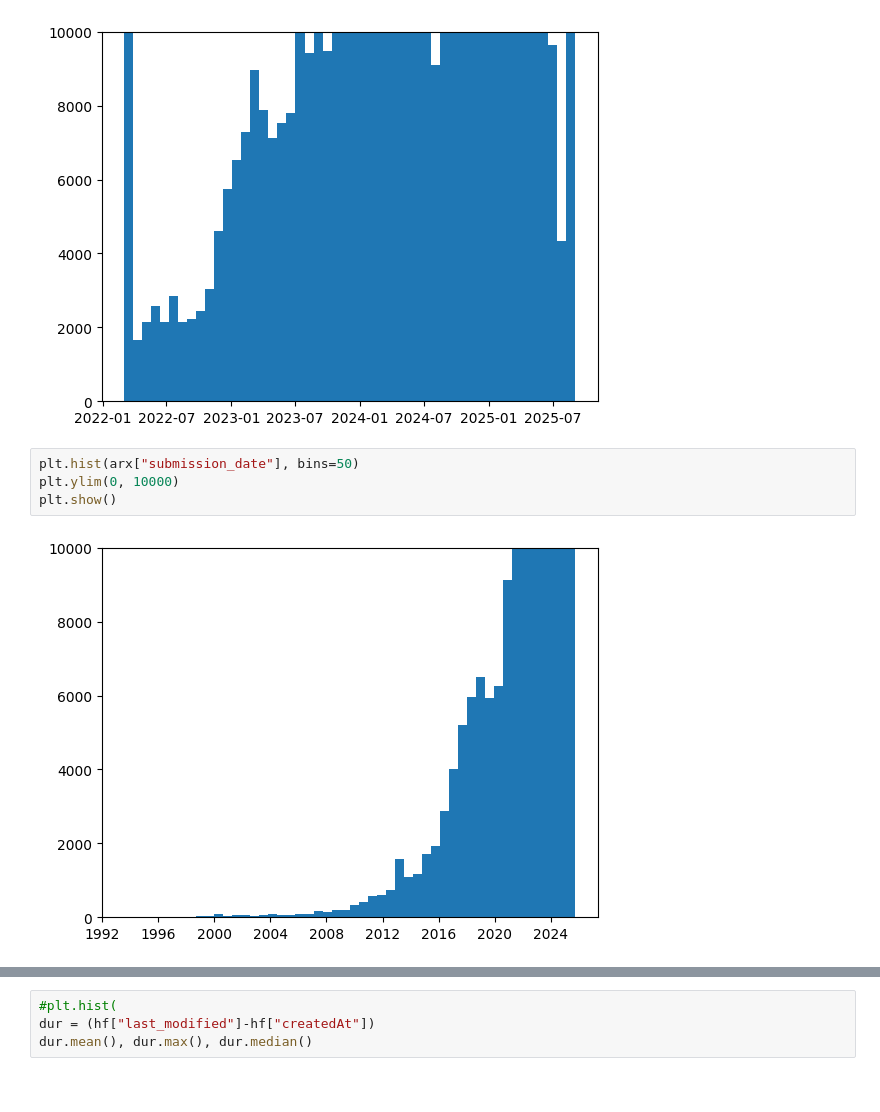
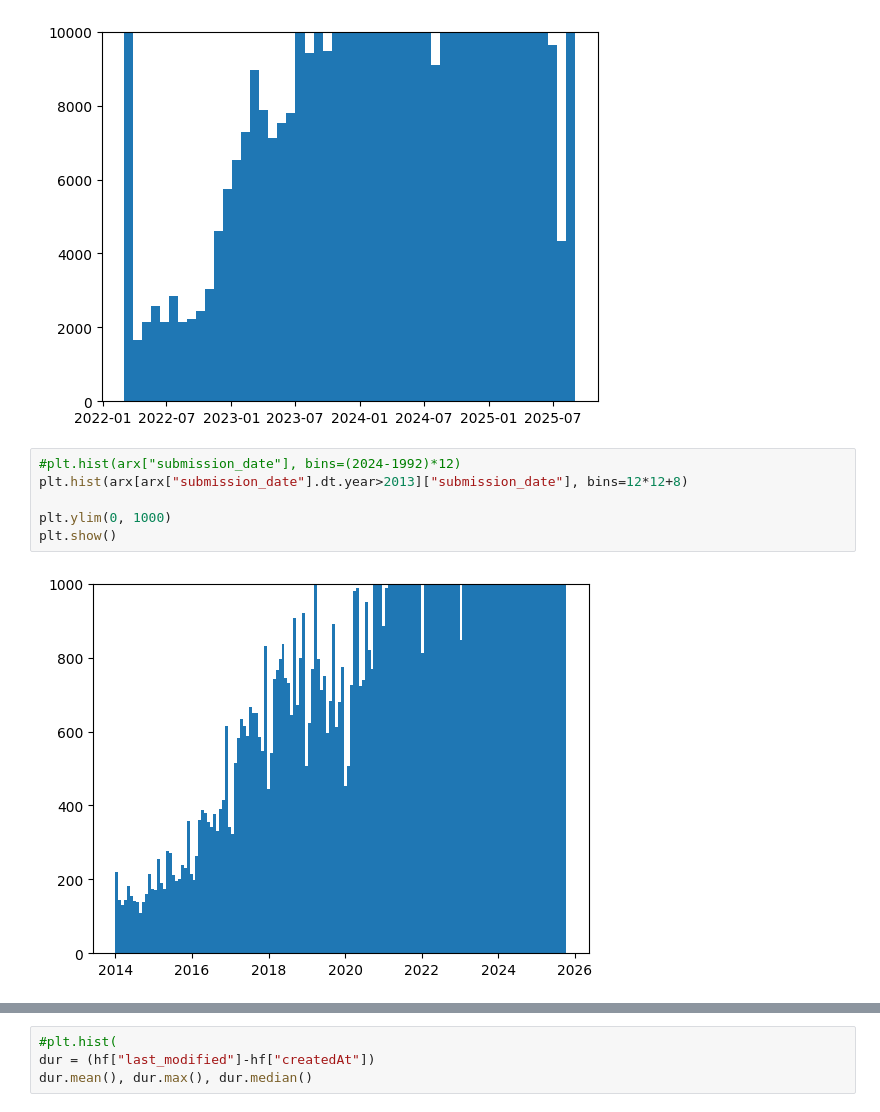
Before and after one commit to EU-UPCAST/profile, a Jupyter notebook: llmdap/profiler/hf_arxiv_dataset_investigations.ipynb, the cells around one changed output, grey strips where cells are left out. Saved outputs shown, nothing was run; the diff lists cells and outputs as text.

```diff
--- a/llmdap/profiler/hf_arxiv_dataset_investigations.ipynb
+++ b/llmdap/profiler/hf_arxiv_dataset_investigations.ipynb
@@ -194,8 +187,10 @@ plt.show()
 # %% [output]
 [figure]
 # %%
-plt.hist(arx["submission_date"], bins=50)
-plt.ylim(0, 10000)
+#plt.hist(arx["submission_date"], bins=(2024-1992)*12)
+plt.hist(arx[arx["submission_date"].dt.year>2013]["submission_date"], bins=12*12+8)
+
+plt.ylim(0, 1000)
 plt.show()
 # %% [output]
-[figure, old version]
+[figure, new version]
```
Also changed, not shown: parts of 6 cells of this notebook, 5 other files.
